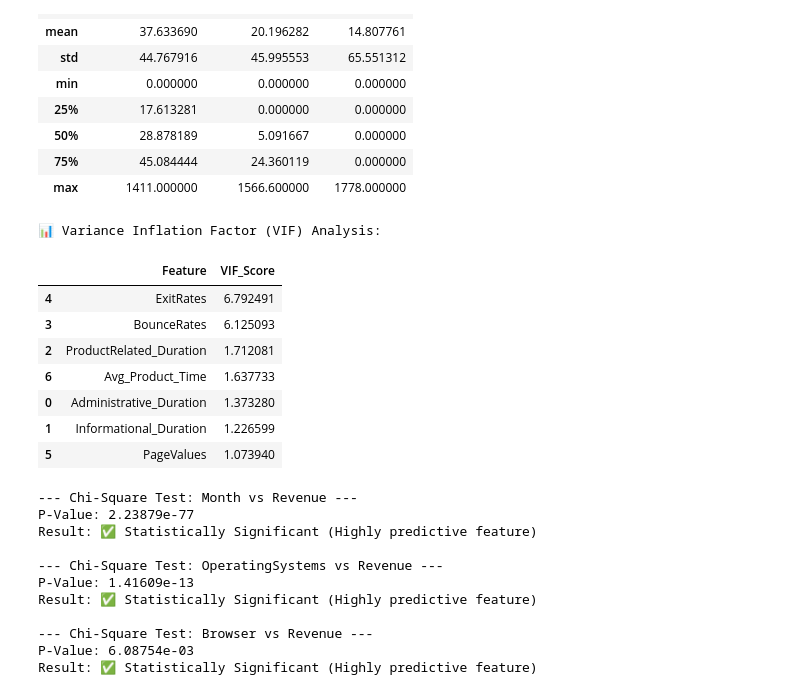
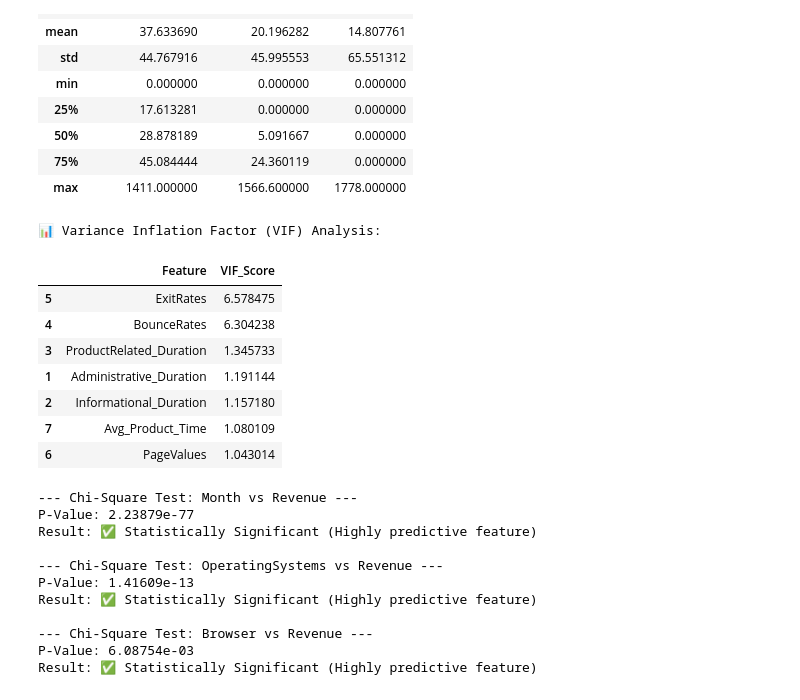
Before and after one commit to amarsidahmed4-afk/realtime-ecommerce-intent-engine, a Jupyter notebook: notebooks/01_exploratory.ipynb, the cells around one changed output. Saved outputs shown, nothing was run; the diff lists cells and outputs as text; code cells hidden in the pictures.

```diff
--- a/notebooks/01_exploratory.ipynb
+++ b/notebooks/01_exploratory.ipynb
@@ -61,37 +66,36 @@ display(df[['Avg_Product_Time', 'Avg_Admin_Time', 'Avg_Info_Time']].describe())
 # %%
 # --- MULTICOLLINEARITY TEST (VIF) ---
 from statsmodels.stats.outliers_influence import variance_inflation_factor
+from statsmodels.tools.tools import add_constant
 
 def check_collinearity(dataframe, numerical_columns):
-    """Calculates VIF to detect redundant continuous marketing metrics."""
-    temp_df = dataframe[numerical_columns].dropna()
-
+    temp_df = add_constant(dataframe[numerical_columns].dropna())
     vif_data = pd.DataFrame()
     vif_data["Feature"] = temp_df.columns
     vif_data["VIF_Score"] = [
         variance_inflation_factor(temp_df.values, i)
         for i in range(len(temp_df.columns))
     ]
-    return vif_data.sort_values(by="VIF_Score", ascending=False)
+    return vif_data[vif_data["Feature"] != "const"].sort_values(by="VIF_Score", ascending=False)
 
 # Define our continuous journey metrics
 num_cols = [
     'Administrative_Duration', 'Informational_Duration', 'ProductRelated_Duration',
     'BounceRates', 'ExitRates', 'PageValues', 'Avg_Product_Time'
 ]
 
 print("📊 Variance Inflation Factor (VIF) Analysis:")
 display(check_collinearity(df, num_cols))
 # %% [output]
 📊 Variance Inflation Factor (VIF) Analysis:
 |  | Feature | VIF_Score |
-| 4 | ExitRates | 6.792491 |
-| 3 | BounceRates | 6.125093 |
-| 2 | ProductRelated_Duration | 1.712081 |
-| 6 | Avg_Product_Time | 1.637733 |
-| 0 | Administrative_Duration | 1.373280 |
-| 1 | Informational_Duration | 1.226599 |
-| 5 | PageValues | 1.073940 |
+| 5 | ExitRates | 6.578475 |
+| 4 | BounceRates | 6.304238 |
+| 3 | ProductRelated_Duration | 1.345733 |
+| 1 | Administrative_Duration | 1.191144 |
+| 2 | Informational_Duration | 1.157180 |
+| 7 | Avg_Product_Time | 1.080109 |
+| 6 | PageValues | 1.043014 |
 # %%
 # --- STATISTICAL SIGNIFICANCE TESTING ---
 from scipy.stats import chi2_contingency
```
Also changed, not shown: parts of 2 cells of this notebook, 8 other files.
